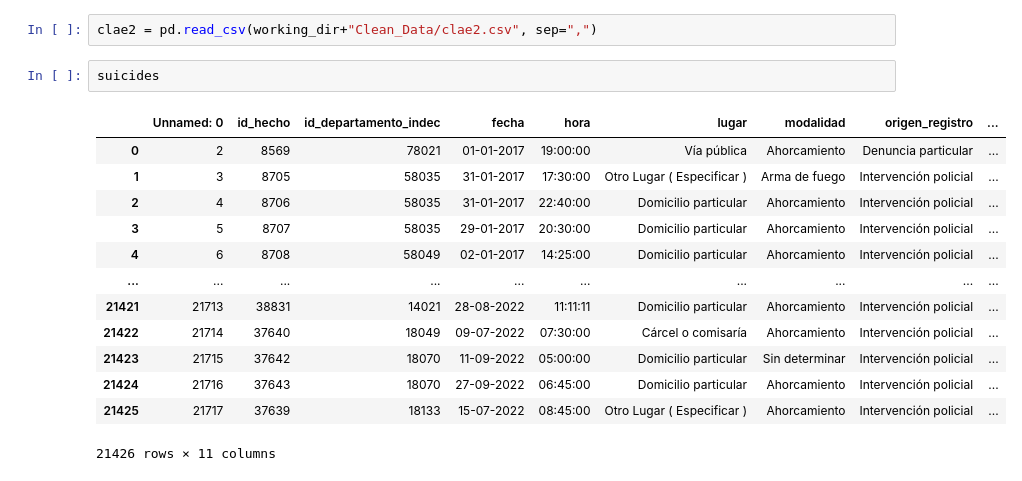
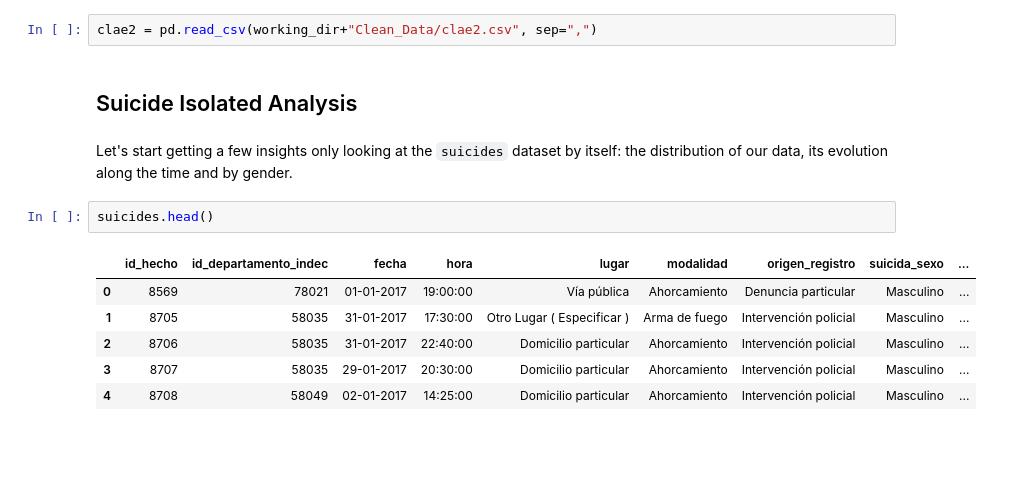
Before and after one commit to martincalsina/Suicide-Analysis, a Jupyter notebook: suicide_analysis.ipynb, the cells around one changed output. Cells and saved outputs as stored; diff of their text form; blank space fills up the shorter version.

Commit message:
suicide isolated analysis

```diff
--- a/suicide_analysis.ipynb
+++ b/suicide_analysis.ipynb
@@ -80,19 +80,16 @@ suicides = pd.read_csv(working_dir+"Clean_Data/suicidios.csv", sep=",")
 mean_income = pd.read_csv(working_dir+"Clean_Data/ingresos_promedio.csv", sep=",")
 # %%
 clae2 = pd.read_csv(working_dir+"Clean_Data/clae2.csv", sep=",")
+# %% [markdown]
+## Suicide Isolated Analysis
+# %% [markdown]
+Let's start getting a few insights only looking at the `suicides` dataset by itself: the distribution of our data, its evolution along the time and by gender.
 # %%
-suicides
+suicides.head()
 # %% [output]
-|  | Unnamed: 0 | id_hecho | id_departamento_indec | fecha | hora | lugar | modalidad | origen_registro | ... |
-| 0 | 2 | 8569 | 78021 | 01-01-2017 | 19:00:00 | Vía pública | Ahorcamiento | Denuncia particular | ... |
-| 1 | 3 | 8705 | 58035 | 31-01-2017 | 17:30:00 | Otro Lugar ( Especificar ) | Arma de fuego | Intervención policial | ... |
-| 2 | 4 | 8706 | 58035 | 31-01-2017 | 22:40:00 | Domicilio particular | Ahorcamiento | Intervención policial | ... |
-| 3 | 5 | 8707 | 58035 | 29-01-2017 | 20:30:00 | Domicilio particular | Ahorcamiento | Intervención policial | ... |
-| 4 | 6 | 8708 | 58049 | 02-01-2017 | 14:25:00 | Domicilio particular | Ahorcamiento | Intervención policial | ... |
-| ... | ... | ... | ... | ... | ... | ... | ... | ... | ... |
-| 21421 | 21713 | 38831 | 14021 | 28-08-2022 | 11:11:11 | Domicilio particular | Ahorcamiento | Intervención policial | ... |
-| 21422 | 21714 | 37640 | 18049 | 09-07-2022 | 07:30:00 | Cárcel o comisaría | Ahorcamiento | Intervención policial | ... |
-| 21423 | 21715 | 37642 | 18070 | 11-09-2022 | 05:00:00 | Domicilio particular | Sin determinar | Intervención policial | ... |
-| 21424 | 21716 | 37643 | 18070 | 27-09-2022 | 06:45:00 | Domicilio particular | Ahorcamiento | Intervención policial | ... |
-| 21425 | 21717 | 37639 | 18133 | 15-07-2022 | 08:45:00 | Otro Lugar ( Especificar ) | Ahorcamiento | Intervención policial | ... |
+|  | id_hecho | id_departamento_indec | fecha | hora | lugar | modalidad | origen_registro | suicida_sexo | ... |
+| 0 | 8569 | 78021 | 01-01-2017 | 19:00:00 | Vía pública | Ahorcamiento | Denuncia particular | Masculino | ... |
+| 1 | 8705 | 58035 | 31-01-2017 | 17:30:00 | Otro Lugar ( Especificar ) | Arma de fuego | Intervención policial | Masculino | ... |
+| 2 | 8706 | 58035 | 31-01-2017 | 22:40:00 | Domicilio particular | Ahorcamiento | Intervención policial | Masculino | ... |
+| 3 | 8707 | 58035 | 29-01-2017 | 20:30:00 | Domicilio particular | Ahorcamiento | Intervención policial | Masculino | ... |
+| 4 | 8708 | 58049 | 02-01-2017 | 14:25:00 | Domicilio particular | Ahorcamiento | Intervención policial | Masculino | ... |
-21426 rows × 11 columns
```
Also changed, not shown: parts of 125 cells of this notebook.
